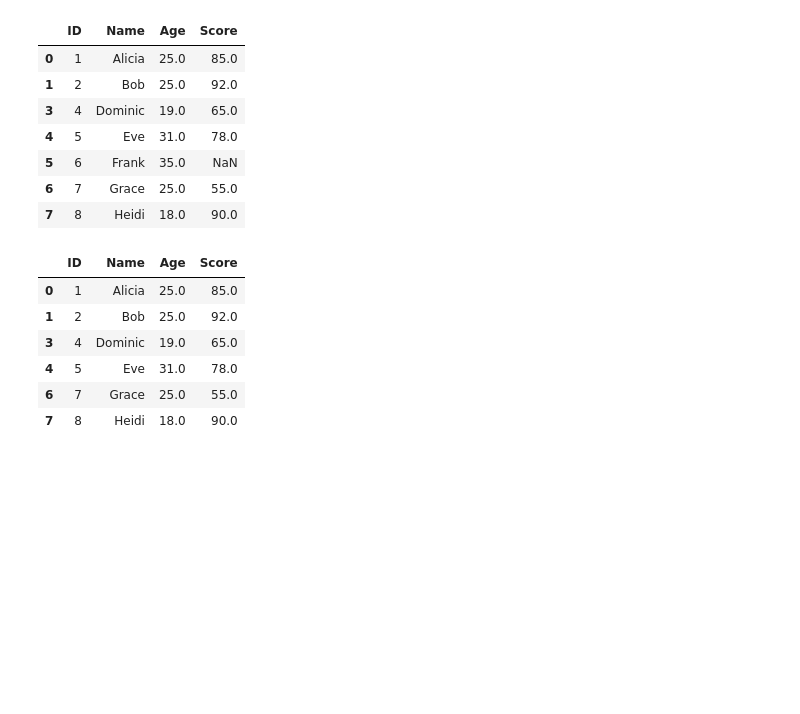
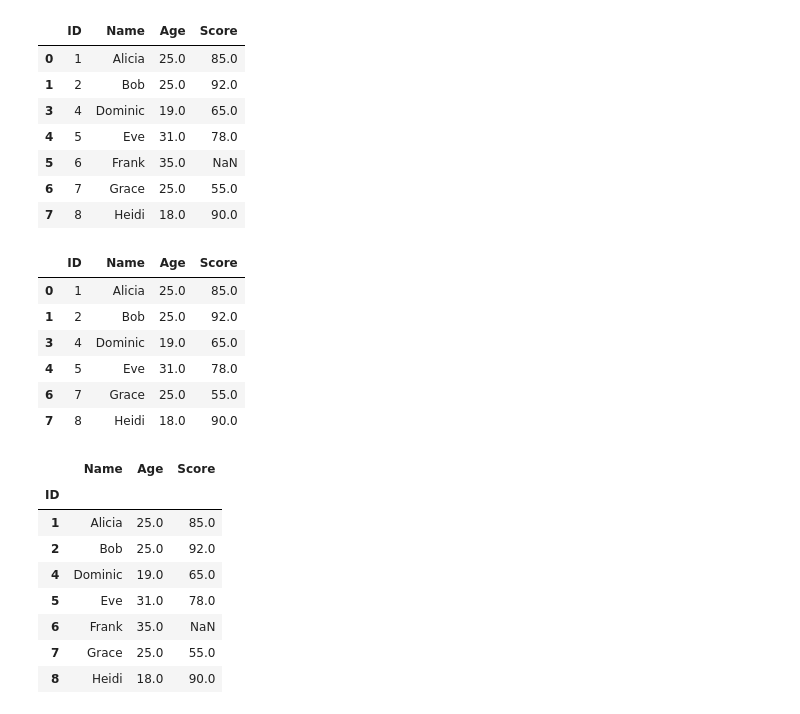
Before and after one commit to edmundvi/data-analytics, a Jupyter notebook: week-07/Ex2B_Data_Cleaning.ipynb, the cells around one changed output. Saved outputs shown, nothing was run; the diff lists cells and outputs as text; code cells hidden in the pictures; blank space fills up the shorter version.

```diff
--- a/week-07/Ex2B_Data_Cleaning.ipynb
+++ b/week-07/Ex2B_Data_Cleaning.ipynb
@@ -137,3 +137,17 @@ df_cleaned
 | 4 | 5 | Eve | 31.0 | 78.0 |
 | 6 | 7 | Grace | 25.0 | 55.0 |
 | 7 | 8 | Heidi | 18.0 | 90.0 |
+# %%
+df_cleaned = df.set_index('ID')
+
+df_cleaned
+# %% [output]
+|  | Name | Age | Score |
+| ID |  |  |  |
+| 1 | Alicia | 25.0 | 85.0 |
+| 2 | Bob | 25.0 | 92.0 |
+| 4 | Dominic | 19.0 | 65.0 |
+| 5 | Eve | 31.0 | 78.0 |
+| 6 | Frank | 35.0 | NaN |
+| 7 | Grace | 25.0 | 55.0 |
+| 8 | Heidi | 18.0 | 90.0 |
```
Also changed, not shown: 1 other file.
